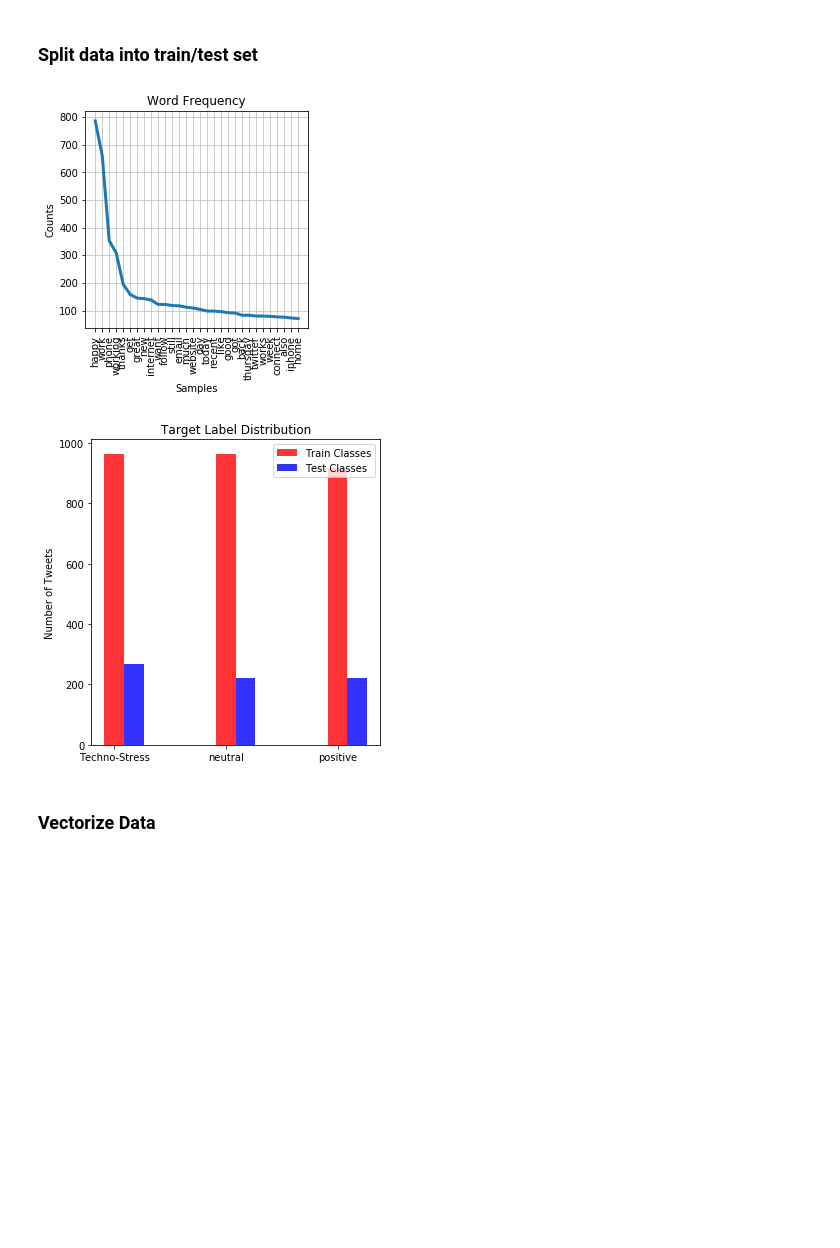
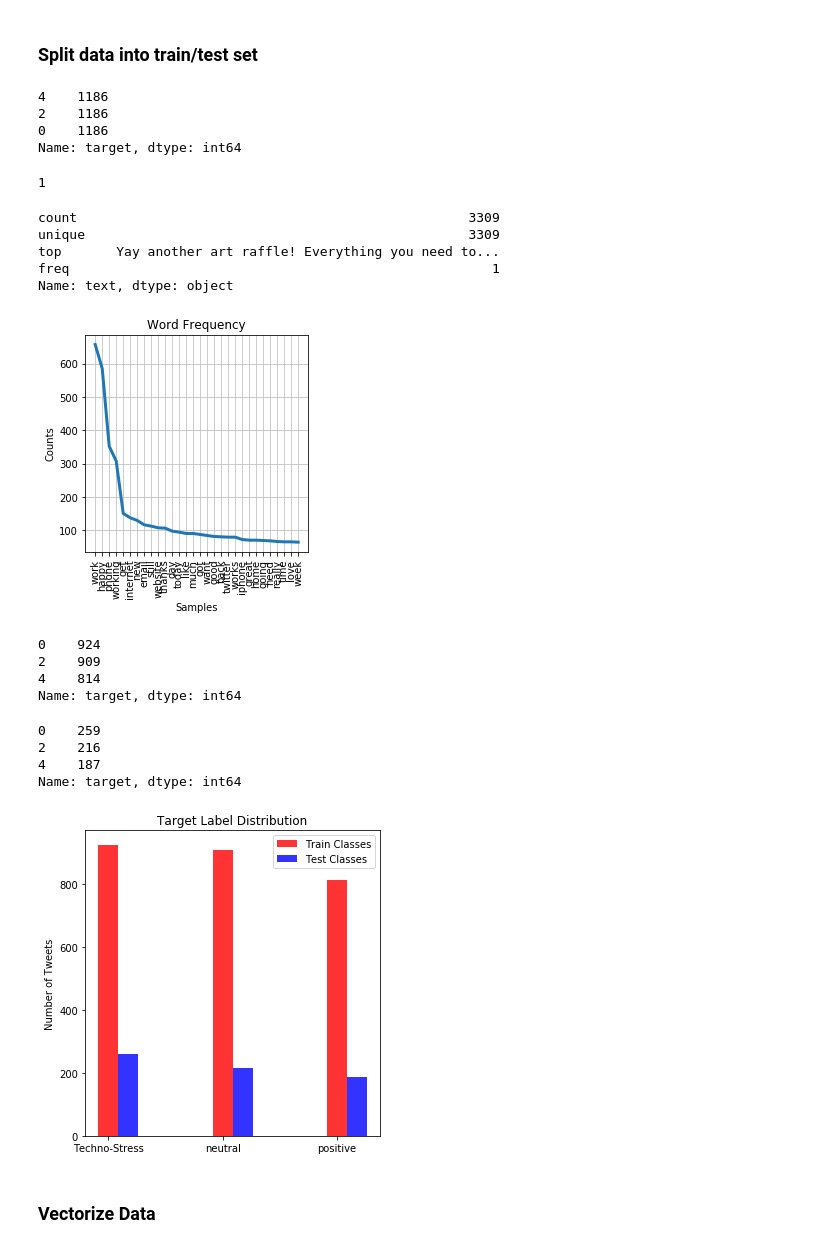
Before and after one commit to ChrisDelClea/technostress-sentiment-classification, a Jupyter notebook: models/DecisionTreeClassifier.ipynb, the cells around one changed output. Cells and saved outputs as stored; diff of their text form; code cells hidden in the pictures; blank space fills up the shorter version.

```diff
--- a/models/DecisionTreeClassifier.ipynb
+++ b/models/DecisionTreeClassifier.ipynb
@@ -20,7 +18,7 @@ use https://scikit-learn.org/stable/tutorial/text_analytics/working_with_text_da
 # %% [markdown]
 ### Load data
 # %%
-df = pd.read_csv("data/mixed_data_1200.csv", sep=';')
+df = pd.read_csv("../data/mixed_data_1200.csv", sep=';')
 df = df.drop(["Unnamed: 0"],axis=1)
 df.head(5)
 # %% [output]
@@ -66,9 +35,31 @@ df.head(5)
 #converts whitespaces
 trb_nan_idx = df[pd.isnull(df['text'])].index.tolist()
 df.loc[trb_nan_idx, 'text'] = ' '
+# %%
+df["target"].value_counts()
+# %% [output]
+4    1186
+2    1186
+0    1186
+Name: target, dtype: int64
+# %%
+duf = df.drop_duplicates(subset=['text'], keep="first")
+# %%
+#check the frequence of tweets, one means no dupplicates
+max(duf["text"].value_counts())
+# %% [output]
+1
 # %%
-X_load = df["text"]
-Y_load = df["target"]
+X_load = duf["text"]
+Y_load = duf["target"]
+# %%
+X_load.describe()
+# %% [output]
+count                                                  3309
+unique                                                 3309
+top       Yay another art raffle! Everything you need to...
+freq                                                      1
+Name: text, dtype: object
 # %%
 import nltk
 from nltk.corpus import stopwords
@@ -96,26 +87,41 @@ freq_dist = nltk.FreqDist(filtered_tokens)
 plt.figure(figsize=(4, 4))
 freq_dist.plot(30,cumulative=False,title='Word Frequency',linewidth=3)
 # %% [output]
-[figure, old version]
+[figure, new version]
 # %%
 X_train,X_test,y_train,y_test = train_test_split(X_load,Y_load,test_size=0.2,random_state=42,shuffle=True)
+# %%
+print(y_train.value_counts())
+# %% [output]
+0    924
+2    909
+4    814
+Name: target, dtype: int64
+# %%
+y_test.value_counts()
+# %% [output]
+0    259
+2    216
+4    187
+Name: target, dtype: int64
 # %%
 y_train_count = np.array(y_train.value_counts())
 y_test_count = np.array(y_test.value_counts())
 # %%
+bar_width = 0.35
 opacity = 0.8
 plt.figure(figsize=(5,5))
 rects1 = plt.bar([0.0,2.0,4.0], y_train_count,bar_width,alpha=opacity,color='r',label='Train Classes',align='center')
 rects2 = plt.bar([0.35,2.35,4.35],y_test_count,bar_width,alpha=opacity,color='b',label='Test Classes',align='center')
 plt.title("Target Label Distribution")
 LABELS = ["Techno-Stress", "neutral", "positive"]
 plt.xticks([0,2,4], LABELS)
 plt.ylabel('Number of Tweets')
 plt.tight_layout()
 plt.legend()
 plt.show()
 # %% [output]
-[figure, old version]
+[figure, new version]
 # %% [markdown]
 ### Vectorize Data
 # %%
```
Also changed, not shown: parts of 15 cells of this notebook, 4 other files.
